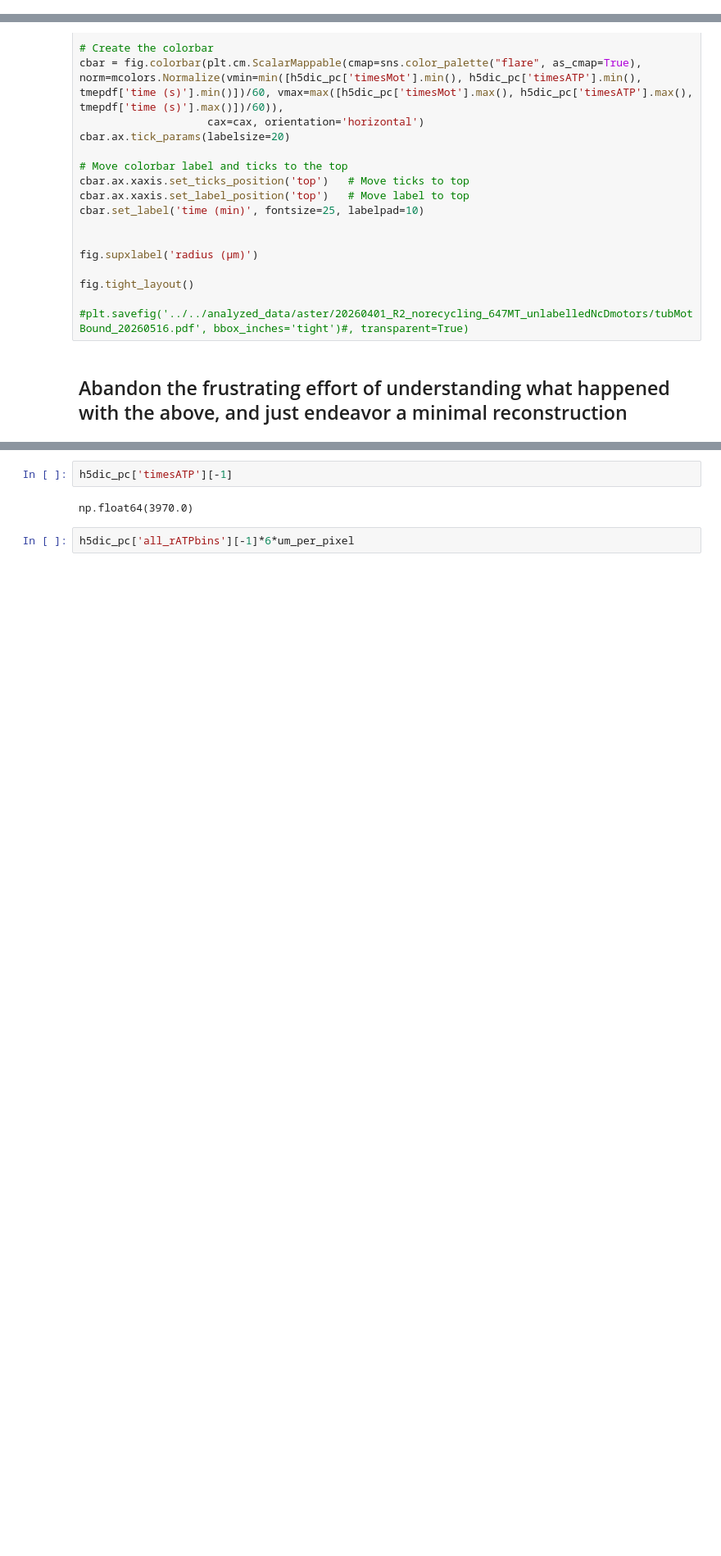
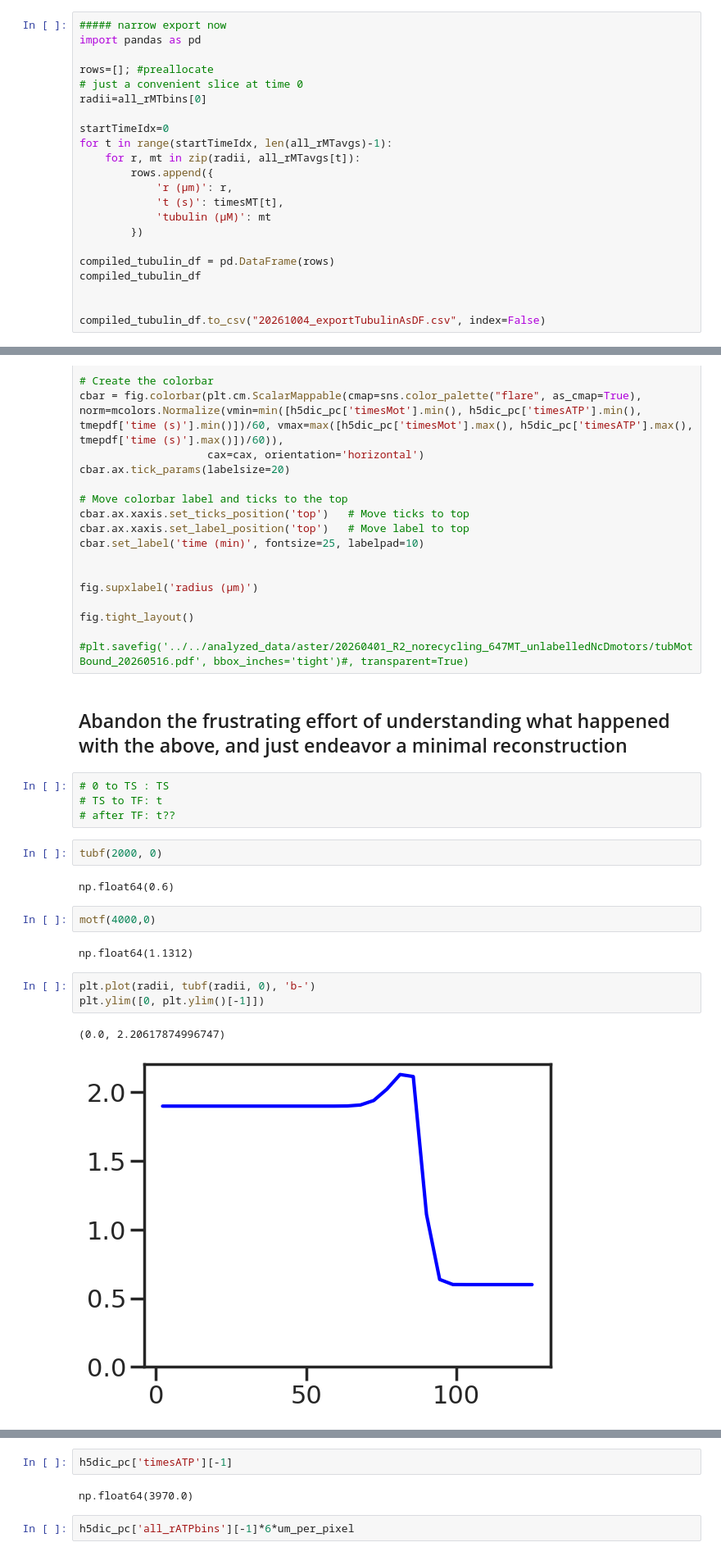
Before and after one commit to RPGroup-PBoC/am_atp, a Jupyter notebook: analysis/aster/20261003_traceExportsInServiceOfReconcile.ipynb, the cells around one changed output, grey strips where cells are left out. Shown at 82% size. Drawn from its saved outputs; the diff is of its cells as text; blank space fills up the shorter version.

```diff
--- a/analysis/aster/20261003_traceExportsInServiceOfReconcile.ipynb
+++ b/analysis/aster/20261003_traceExportsInServiceOfReconcile.ipynb
@@ -444,3 +777,25 @@ array([   0.,   20.,   40.,   60.,   80.,  100.,  120.,  140.,  160.,
+# %%
+##### narrow export now
+import pandas as pd
+
+rows=[]; #preallocate
+# just a convenient slice at time 0
+radii=all_rMTbins[0]
+
+startTimeIdx=0
+for t in range(startTimeIdx, len(all_rMTavgs)-1):
+    for r, mt in zip(radii, all_rMTavgs[t]):
+        rows.append({
+            'r (µm)': r,
+            't (s)': timesMT[t],
+            'tubulin (µM)': mt
+        })
+
+compiled_tubulin_df = pd.DataFrame(rows)
+compiled_tubulin_df
+
+
+compiled_tubulin_df.to_csv("20261004_exportTubulinAsDF.csv", index=False)
 # %% [markdown]
 ## now wrestling with ana's trial functions,
 * Originally defined in `20260406_paraAster_MT.ipynb` notebook.
@@ -745,6 +1100,24 @@ fig.tight_layout()
 #plt.savefig('../../analyzed_data/aster/20260401_R2_norecycling_647MT_unlabelledNcDmotors/tubMotBound_20260516.pdf', bbox_inches='tight')#, transparent=True)
 # %% [markdown]
 ## Abandon the frustrating effort of understanding what happened with the above, and just endeavor a minimal reconstruction
+# %%
+# 0 to TS : TS
+# TS to TF: t
+# after TF: t??
+# %%
+tubf(2000, 0)
+# %% [output]
+np.float64(0.6)
+# %%
+motf(4000,0)
+# %% [output]
+np.float64(1.1312)
+# %%
+plt.plot(radii, tubf(radii, 0), 'b-')
+plt.ylim([0, plt.ylim()[-1]])
+# %% [output]
+(0.0, 2.20617874996747)
+[figure, added]
 # %%
 def tubf(r, t):
     # Freeze tubulin profile at t = 90 s for earlier times
```
Also changed, not shown: parts of 10 cells of this notebook, 8 other files.
